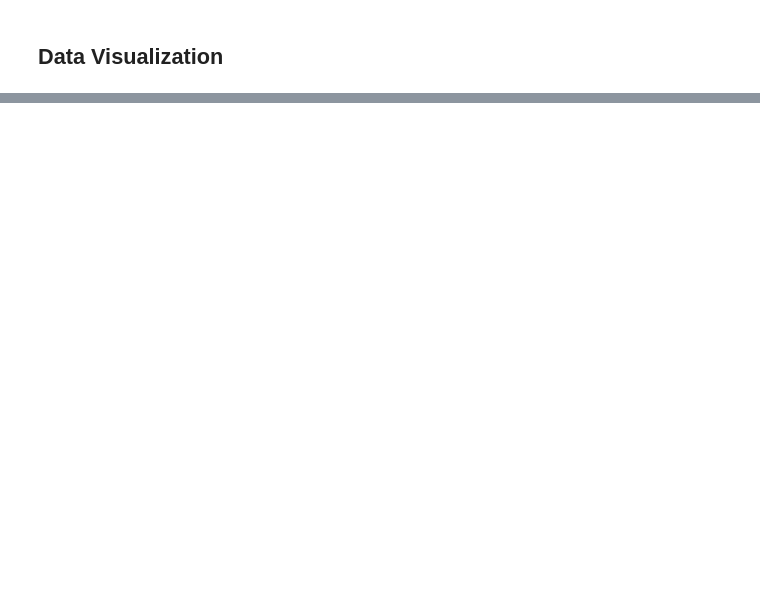
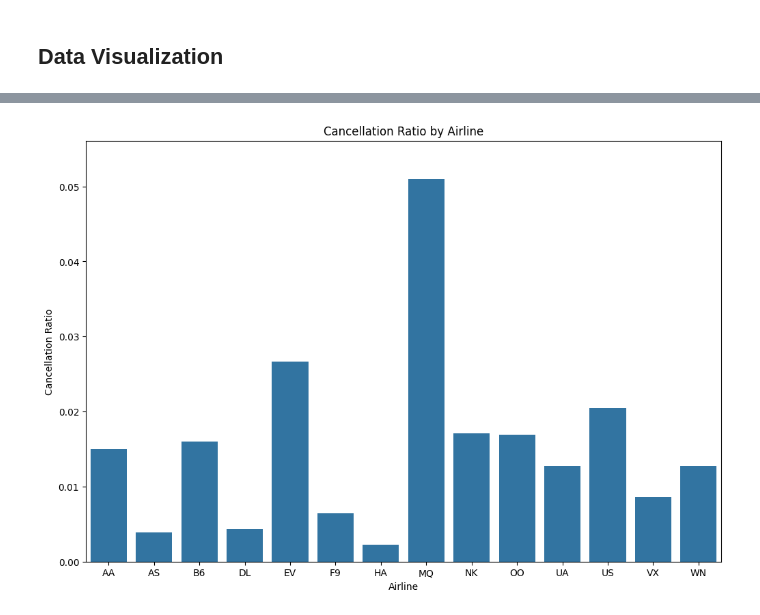
Before and after one commit to JakeMalis/DS-3000-Final, a Jupyter notebook: Phase 2.ipynb, the cells around one changed output, grey strips where cells are left out. Drawn from its saved outputs; the diff is of its cells as text; code cells hidden in the pictures; blank space fills up the shorter version.

```diff
--- a/Phase 2.ipynb
+++ b/Phase 2.ipynb
@@ -62,0 +189,13 @@ alt.data_transformers.disable_max_rows()
+# %%
+# Compute cancellation ratio per airline and create a bar chart
+agg_flights = flights_df.groupby('AIRLINE').agg(cancel_ratio=('CANCELLED', 'mean')).reset_index()
+
+plt.figure(figsize=(12, 8))
+sns.barplot(data=agg_flights, x='AIRLINE', y='cancel_ratio')
+plt.xlabel("Airline")
+plt.ylabel("Cancellation Ratio")
+plt.title("Cancellation Ratio by Airline")
+plt.ylim(0, agg_flights['cancel_ratio'].max() * 1.1)
+plt.show()
+# %% [output]
+[figure, added]
```
Also changed, not shown: parts of 5 cells of this notebook, 4 other files.
